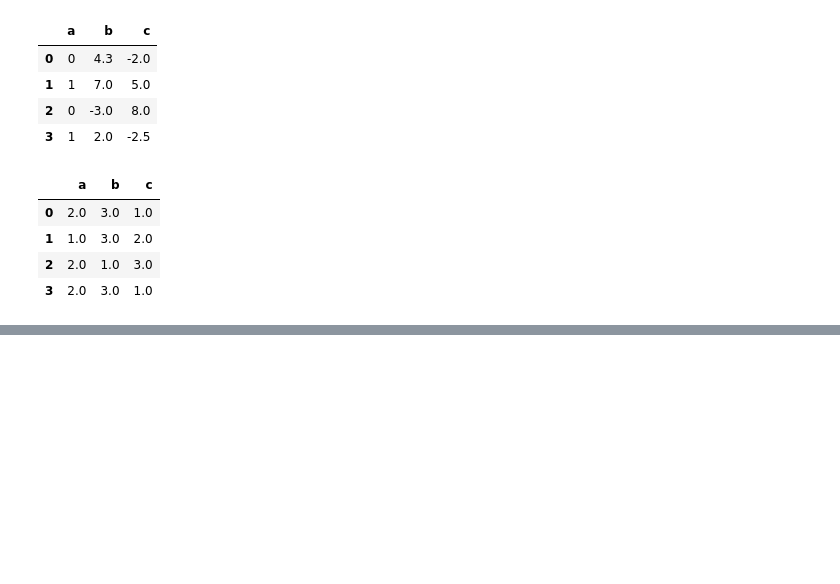
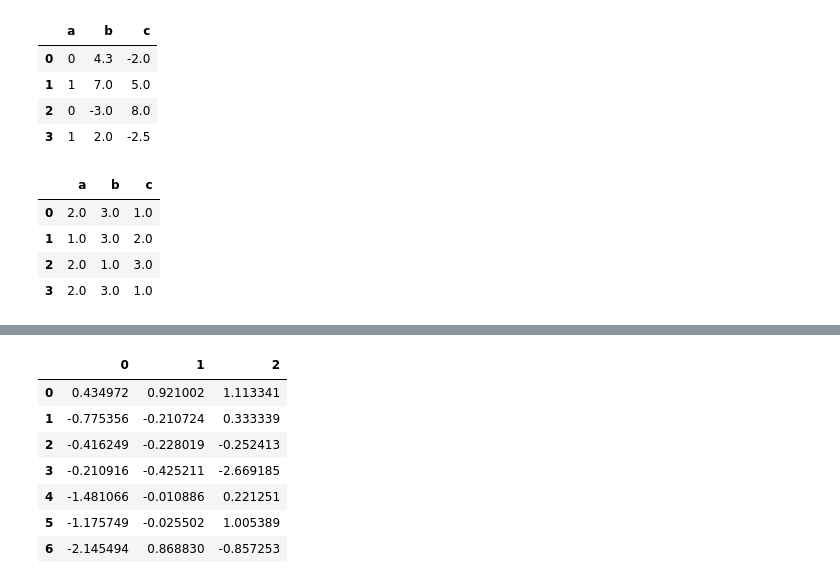
Before and after one commit to zzhhoubin/pydata, a Jupyter notebook: pandas.ipynb, the cells around one changed output, grey strips where cells are left out. Cells and saved outputs as stored; diff of their text form; code cells hidden in the pictures; blank space fills up the shorter version.

```diff
--- a/pandas.ipynb
+++ b/pandas.ipynb
@@ -571,0 +737,12 @@ df.rank(axis='columns') # columns表示列与列之间的排序（即每一行
+# %%
+df = pd.DataFrame(np.random.randn(7, 3))
+df
+# %% [output]
+|  | 0 | 1 | 2 |
+| 0 | 0.434972 | 0.921002 | 1.113341 |
+| 1 | -0.775356 | -0.210724 | 0.333339 |
+| 2 | -0.416249 | -0.228019 | -0.252413 |
+| 3 | -0.210916 | -0.425211 | -2.669185 |
+| 4 | -1.481066 | -0.010886 | 0.221251 |
+| 5 | -1.175749 | -0.025502 | 1.005389 |
+| 6 | -2.145494 | 0.868830 | -0.857253 |
```
Also changed, not shown: parts of 43 cells of this notebook.
